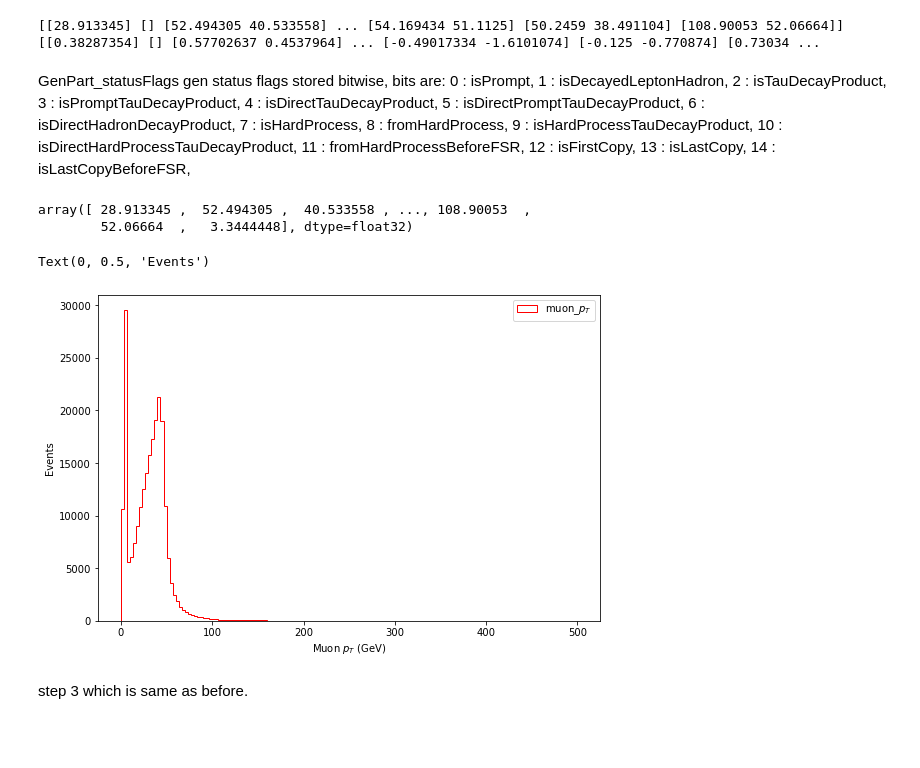
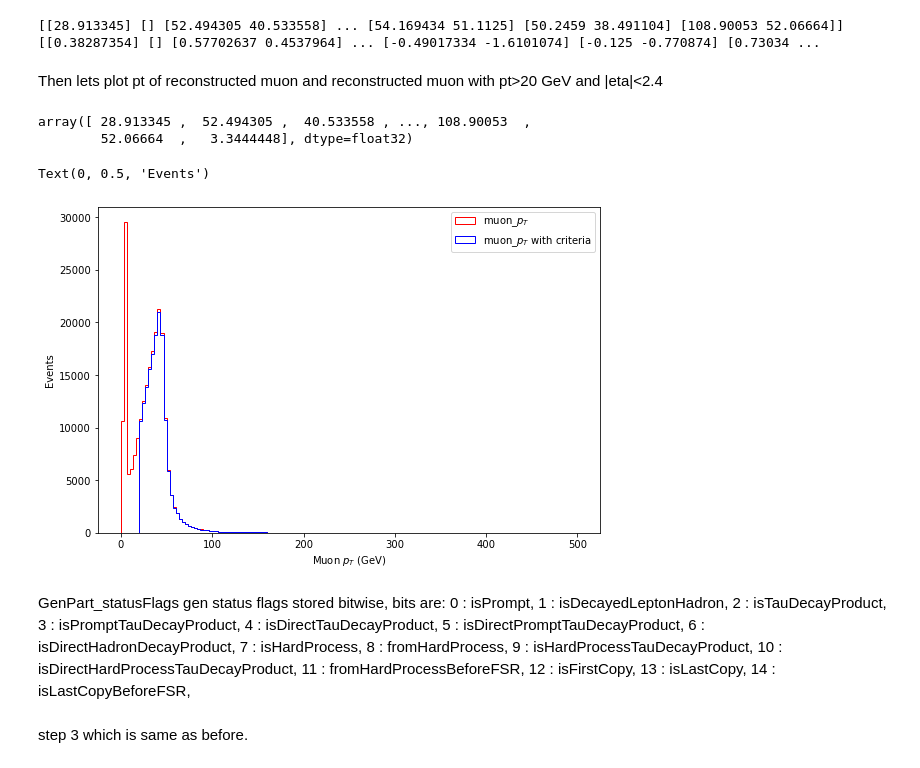
Before and after one commit to Taiantuia/MuonHATSatLPC2020, a Jupyter notebook: Exercise-1-Introduction.ipynb, the cells around one changed output. Saved outputs shown, nothing was run; the diff lists cells and outputs as text; code cells hidden in the pictures; blank space fills up the shorter version.

Commit message:
add muon_pt plot

```diff
--- a/Exercise-1-Introduction.ipynb
+++ b/Exercise-1-Introduction.ipynb
@@ -84,25 +51,31 @@ masking
 print(muon_pt[masking],muon_eta[masking],muon_phi[masking])
 # %% [output]
 [[28.913345] [] [52.494305 40.533558] ... [54.169434 51.1125] [50.2459 38.491104] [108.90053 52.06664]] [[0.38287354] [] [0.57702637 0.4537964] ... [-0.49017334 -1.6101074] [-0.125 -0.770874] [0.73034 ...
+# %% [markdown]
+Then lets plot pt of reconstructed muon and reconstructed muon with pt>20 GeV and |eta|<2.4
+# %%
+muon_pt_masked=muon_pt[masking]
+muon_pt=muon_pt.flatten()
+muon_pt_masked=muon_pt_masked.flatten()
+#muon_pt=np.array(muon_pt)
+#muon_pt_masked=np.array(muon_pt_masked)
+muon_pt
+# %% [output]
+array([ 28.913345 ,  52.494305 ,  40.533558 , ..., 108.90053  ,
+        52.06664  ,   3.3444448], dtype=float32)
+# %%
+plt.figure(figsize=(9,6))
+plt.hist(muon_pt, bins=150, range=[0,500], histtype='step', color='red', label='muon_$p_T$')
+plt.hist(muon_pt_masked, bins=150, range=[0,500], histtype='step', color='blue', label='muon_$p_T$ with criteria')
+plt.legend()
+plt.xlabel(r'Muon $p_T$ (GeV)')
+plt.ylabel('Events')
+# %% [output]
+Text(0, 0.5, 'Events')
+[figure, added]
 # %% [markdown]
 GenPart_statusFlags
 gen status flags stored bitwise, bits are: 0 : isPrompt, 1 : isDecayedLeptonHadron, 2 : isTauDecayProduct, 3 : isPromptTauDecayProduct, 4 : isDirectTauDecayProduct, 5 : isDirectPromptTauDecayProduct, 6 : isDirectHadronDecayProduct, 7 : isHardProcess, 8 : fromHardProcess, 9 : isHardProcessTauDecayProduct, 10 : isDirectHardProcessTauDecayProduct, 11 : fromHardProcessBeforeFSR, 12 : isFirstCopy, 13 : isLastCopy, 14 : isLastCopyBeforeFSR,
-# %%
-muon_pt=muon_pt.flatten()
-muon_pt=np.array(muon_pt)
-muon_pt
-# %% [output]
-array([ 28.913345 ,  52.494305 ,  40.533558 , ..., 108.90053  ,
-        52.06664  ,   3.3444448], dtype=float32)
-# %%
-plt.figure(figsize=(9,6))
-plt.hist(muon_pt, bins=150, range=[0,500], histtype='step', color='red', label='muon_$p_T$')
-plt.legend()
-plt.xlabel(r'Muon $p_T$ (GeV)')
-plt.ylabel('Events')
-# %% [output]
-Text(0, 0.5, 'Events')
-[figure, removed]
 # %%
 genpart_status, genpart_statusflags, genpart_pdgid, genpart_pt, genpart_eta, genpart_phi=file.arrays(["GenPart_status", "GenPart_statusFlags", "GenPart_pdgId", "GenPart_pt", "GenPart_eta", "GenPart_phi"], outputtype=tuple)
 masking=np.logical_and(abs(genpart_pdgid)==13, genpart_status==1)
```
Also changed, not shown: parts of 7 cells of this notebook.
